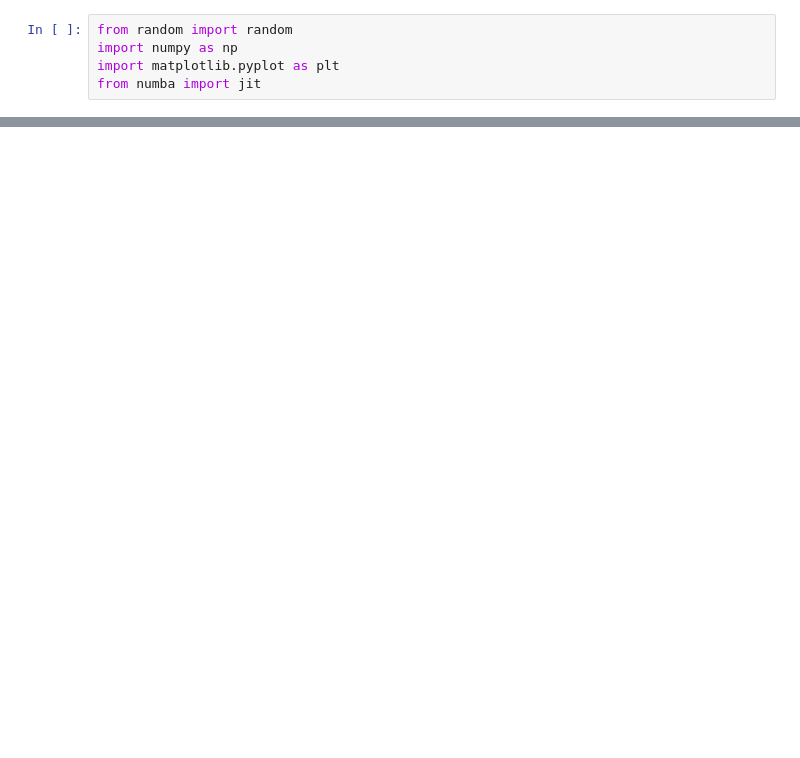
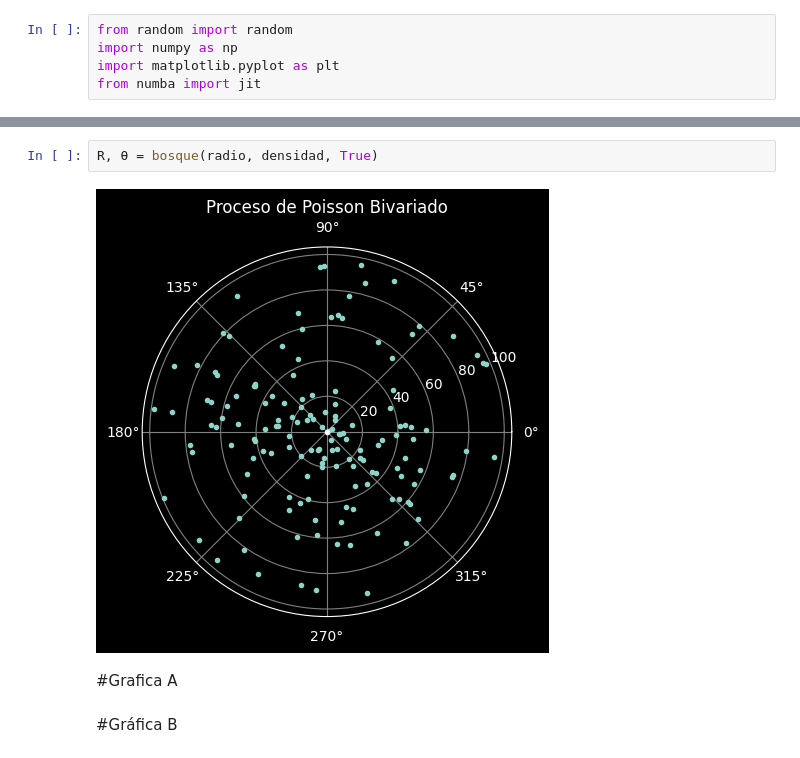
Before and after one commit to Vixuz144/Simu2, a Jupyter notebook: Poisson_bivariado.ipynb, the cells around one changed output, grey strips where cells are left out. Drawn from its saved outputs; the diff is of its cells as text; blank space fills up the shorter version.

```diff
--- a/Poisson_bivariado.ipynb
+++ b/Poisson_bivariado.ipynb
@@ -31 +48,9 @@ X, Y = bosque(radio, densidad)
+# %%
+R, θ = bosque(radio, densidad, True)
+# %% [output]
+[figure, added]
+# %% [markdown]
+#Grafica A
+# %% [markdown]
+#Gráfica B
 # %%
```
Also changed, not shown: parts of 8 cells of this notebook.
